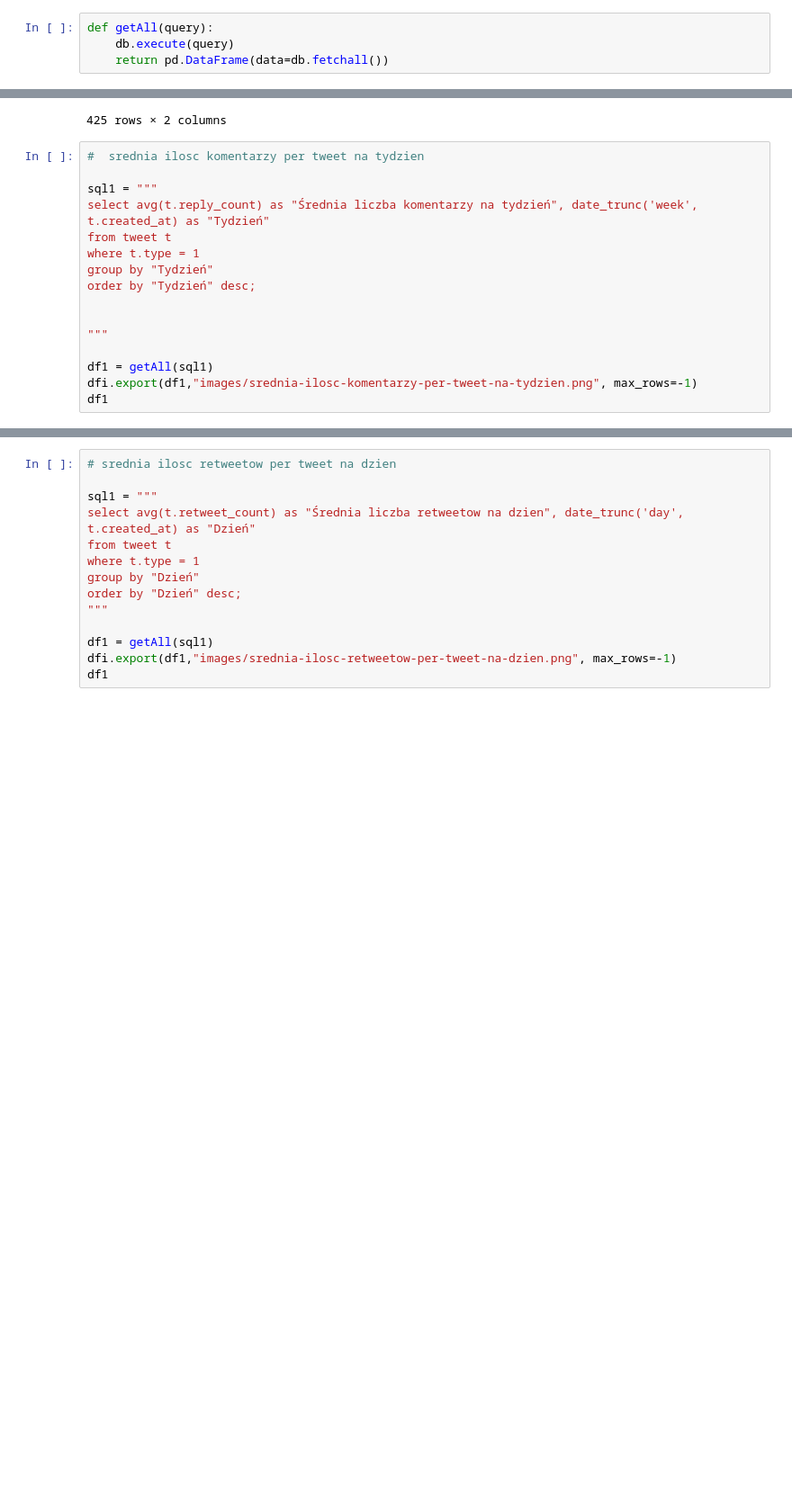
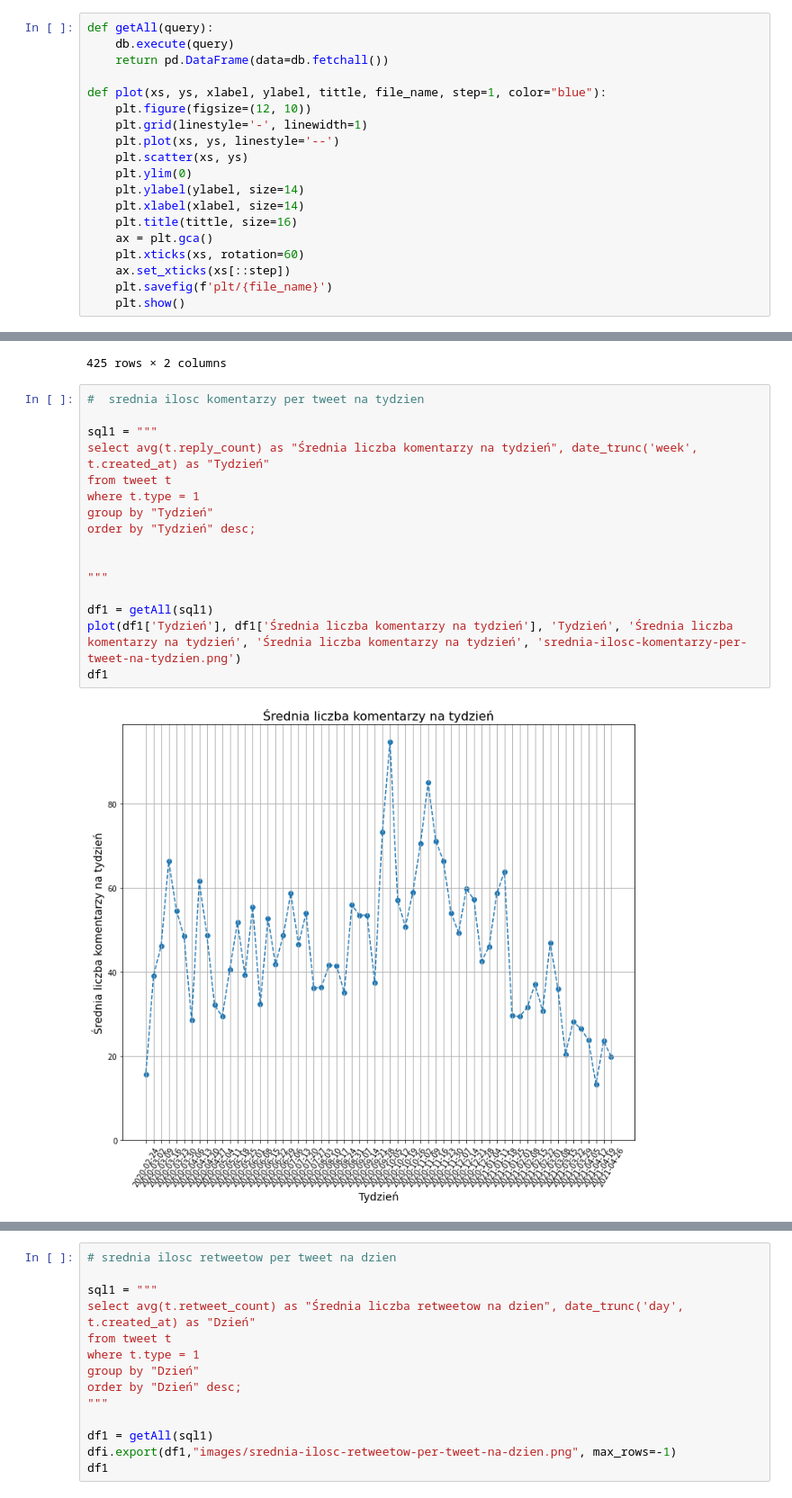
Before and after one commit to piaskowyk/twitter-posts-analysis, a Jupyter notebook: notebooks/statistics1.ipynb, the cells around one changed output, grey strips where cells are left out. Shown at 90% size. Cells and saved outputs as stored; diff of their text form; blank space fills up the shorter version.

Commit message:
Update statistics, add images

```diff
--- a/notebooks/statistics1.ipynb
+++ b/notebooks/statistics1.ipynb
@@ -20,6 +20,21 @@ db = connection.cursor(cursor_factory=psycopg2.extras.RealDictCursor)
 def getAll(query):
     db.execute(query)
     return pd.DataFrame(data=db.fetchall())
+
+def plot(xs, ys, xlabel, ylabel, tittle, file_name, step=1, color="blue"):
+    plt.figure(figsize=(12, 10))
+    plt.grid(linestyle='-', linewidth=1)
+    plt.plot(xs, ys, linestyle='--')
+    plt.scatter(xs, ys)
+    plt.ylim(0)
+    plt.ylabel(ylabel, size=14)
+    plt.xlabel(xlabel, size=14)
+    plt.title(tittle, size=16)
+    ax = plt.gca()
+    plt.xticks(xs, rotation=60)
+    ax.set_xticks(xs[::step])
+    plt.savefig(f'plt/{file_name}')
+    plt.show()
 # %%
 #  ilosc wszystkich tweetow
 
@@ -198,20 +213,21 @@ df1
 # %%
 #  srednia ilosc komentarzy per tweet na tydzien
 
 sql1 = """
 select avg(t.reply_count) as "Średnia liczba komentarzy na tydzień", date_trunc('week', t.created_at) as "Tydzień"
 from tweet t
 where t.type = 1
 group by "Tydzień"
 order by "Tydzień" desc;
 
 
 """
 
 df1 = getAll(sql1)
-dfi.export(df1,"images/srednia-ilosc-komentarzy-per-tweet-na-tydzien.png", max_rows=-1)
+plot(df1['Tydzień'], df1['Średnia liczba komentarzy na tydzień'], 'Tydzień', 'Średnia liczba komentarzy na tydzień', 'Średnia liczba komentarzy na tydzień', 'srednia-ilosc-komentarzy-per-tweet-na-tydzien.png')
 df1
 # %% [output]
+[figure, added]
 |  | Średnia liczba komentarzy na tydzień | Tydzień |
 | 0 | 19.8805219518825608 | 2021-04-26 |
 | 1 | 23.6162090276148009 | 2021-04-19 |
```
Also changed, not shown: parts of 11 cells of this notebook, 12 other files.
